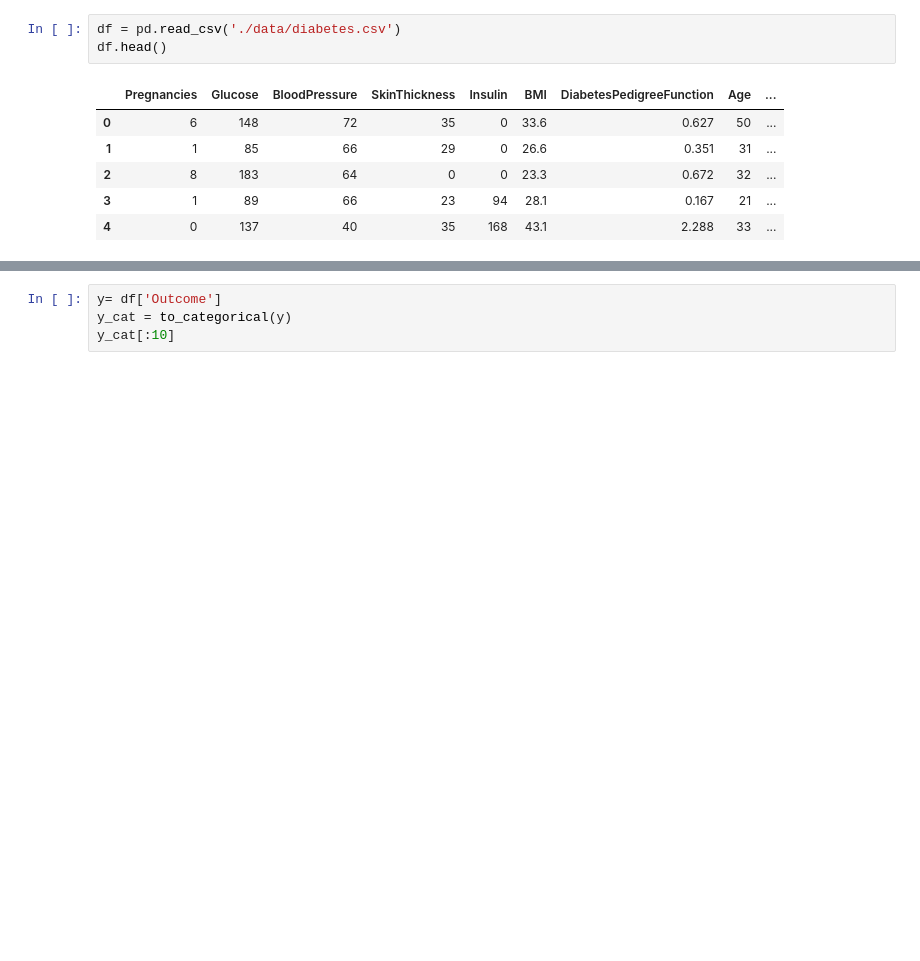
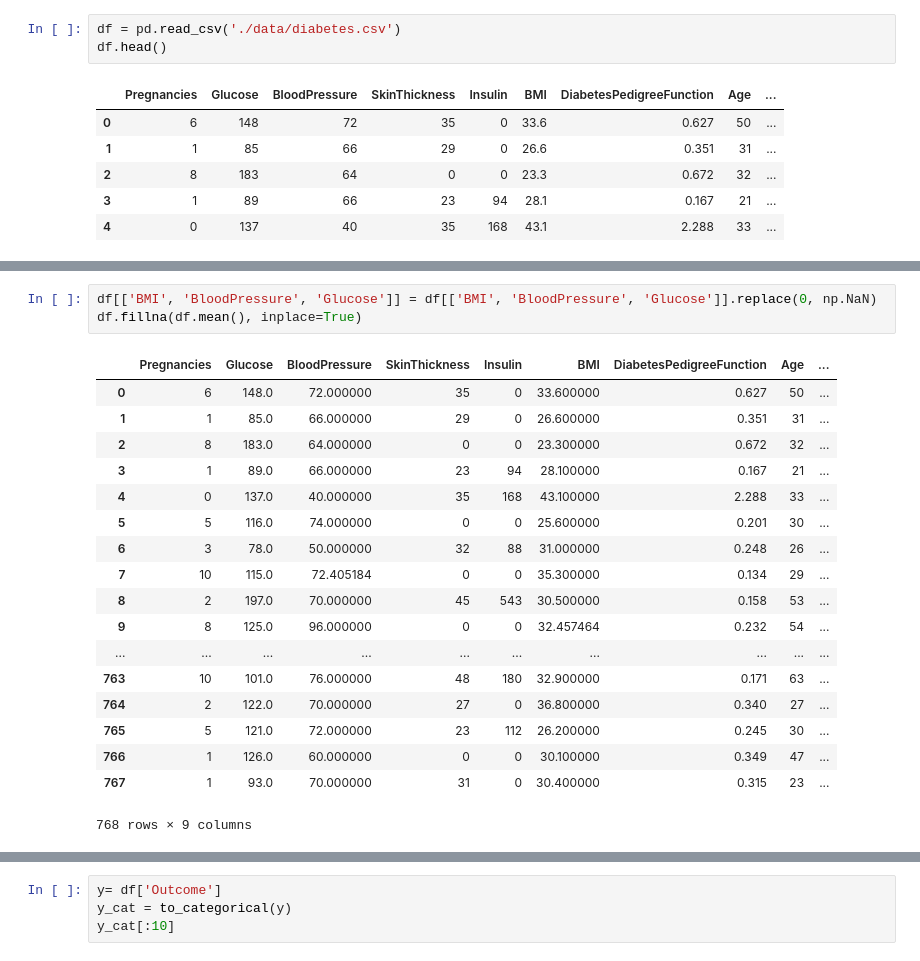
Before and after one commit to drujensen/zero-to-deep-learning, a Jupyter notebook: work/Chapter 4 Exercises.ipynb, the cells around one changed output, grey strips where cells are left out. Drawn from its saved outputs; the diff is of its cells as text; blank space fills up the shorter version.

```diff
--- a/work/Chapter 4 Exercises.ipynb
+++ b/work/Chapter 4 Exercises.ipynb
@@ -37,6 +39,28 @@ df.describe()
 | 50% | 3.000000 | 117.000000 | 72.000000 | 23.000000 | 30.500000 | 32.000000 | 0.372500 | 29.000000 | ... |
 | 75% | 6.000000 | 140.250000 | 80.000000 | 32.000000 | 127.250000 | 36.600000 | 0.626250 | 41.000000 | ... |
 | max | 17.000000 | 199.000000 | 122.000000 | 99.000000 | 846.000000 | 67.100000 | 2.420000 | 81.000000 | ... |
+# %%
+df[['BMI', 'BloodPressure', 'Glucose']] = df[['BMI', 'BloodPressure', 'Glucose']].replace(0, np.NaN)
+df.fillna(df.mean(), inplace=True)
+# %% [output]
+|  | Pregnancies | Glucose | BloodPressure | SkinThickness | Insulin | BMI | DiabetesPedigreeFunction | Age | ... |
+| 0 | 6 | 148.0 | 72.000000 | 35 | 0 | 33.600000 | 0.627 | 50 | ... |
+| 1 | 1 | 85.0 | 66.000000 | 29 | 0 | 26.600000 | 0.351 | 31 | ... |
+| 2 | 8 | 183.0 | 64.000000 | 0 | 0 | 23.300000 | 0.672 | 32 | ... |
+| 3 | 1 | 89.0 | 66.000000 | 23 | 94 | 28.100000 | 0.167 | 21 | ... |
+| 4 | 0 | 137.0 | 40.000000 | 35 | 168 | 43.100000 | 2.288 | 33 | ... |
+| 5 | 5 | 116.0 | 74.000000 | 0 | 0 | 25.600000 | 0.201 | 30 | ... |
+| 6 | 3 | 78.0 | 50.000000 | 32 | 88 | 31.000000 | 0.248 | 26 | ... |
+| 7 | 10 | 115.0 | 72.405184 | 0 | 0 | 35.300000 | 0.134 | 29 | ... |
+| 8 | 2 | 197.0 | 70.000000 | 45 | 543 | 30.500000 | 0.158 | 53 | ... |
+| 9 | 8 | 125.0 | 96.000000 | 0 | 0 | 32.457464 | 0.232 | 54 | ... |
+| ... | ... | ... | ... | ... | ... | ... | ... | ... | ... |
+| 763 | 10 | 101.0 | 76.000000 | 48 | 180 | 32.900000 | 0.171 | 63 | ... |
+| 764 | 2 | 122.0 | 70.000000 | 27 | 0 | 36.800000 | 0.340 | 27 | ... |
+| 765 | 5 | 121.0 | 72.000000 | 23 | 112 | 26.200000 | 0.245 | 30 | ... |
+| 766 | 1 | 126.0 | 60.000000 | 0 | 0 | 30.100000 | 0.349 | 47 | ... |
+| 767 | 1 | 93.0 | 70.000000 | 31 | 0 | 30.400000 | 0.315 | 23 | ... |
+768 rows × 9 columns
 # %%
 df.hist(figsize=(10,8))
 # %% [output]
```
Also changed, not shown: parts of 11 cells of this notebook.
